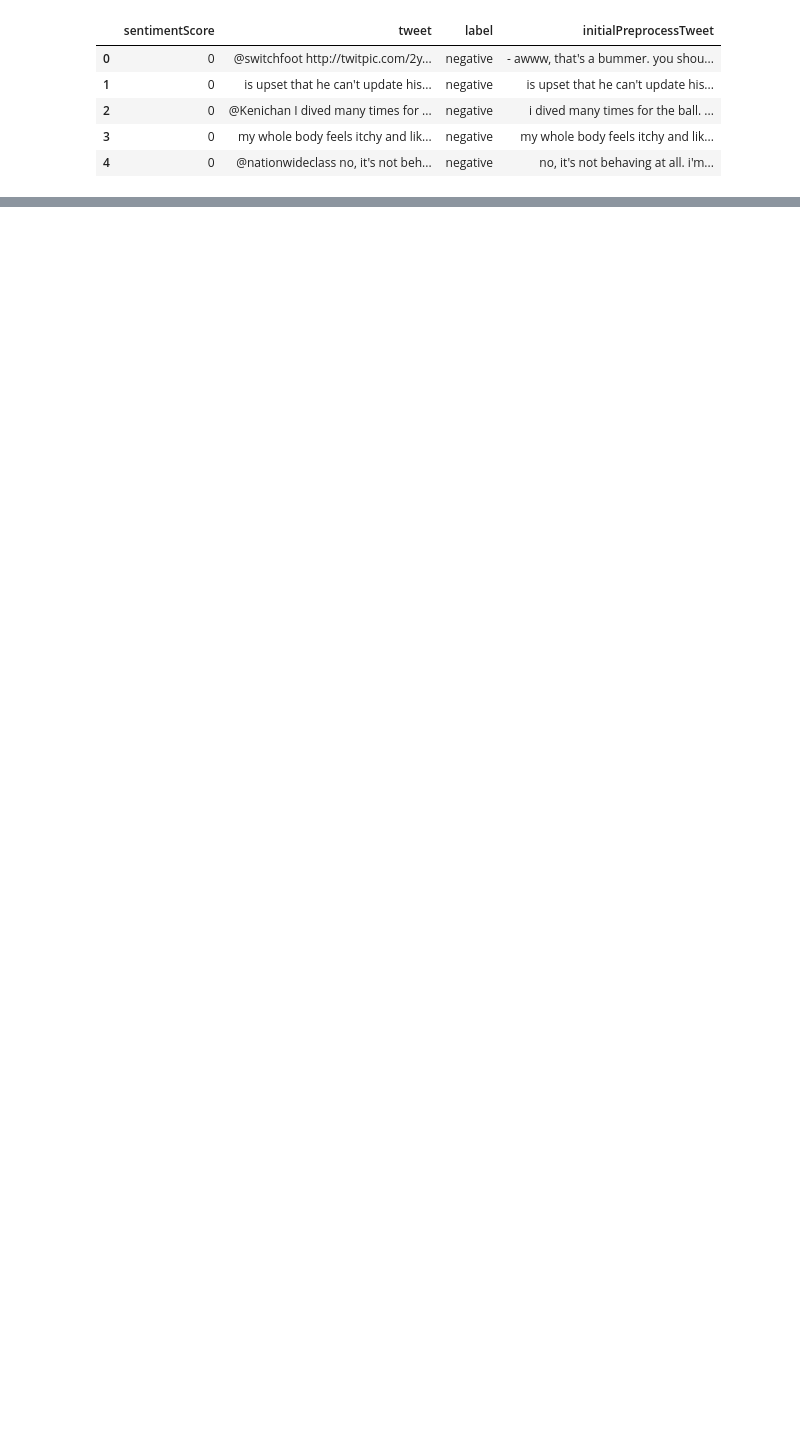
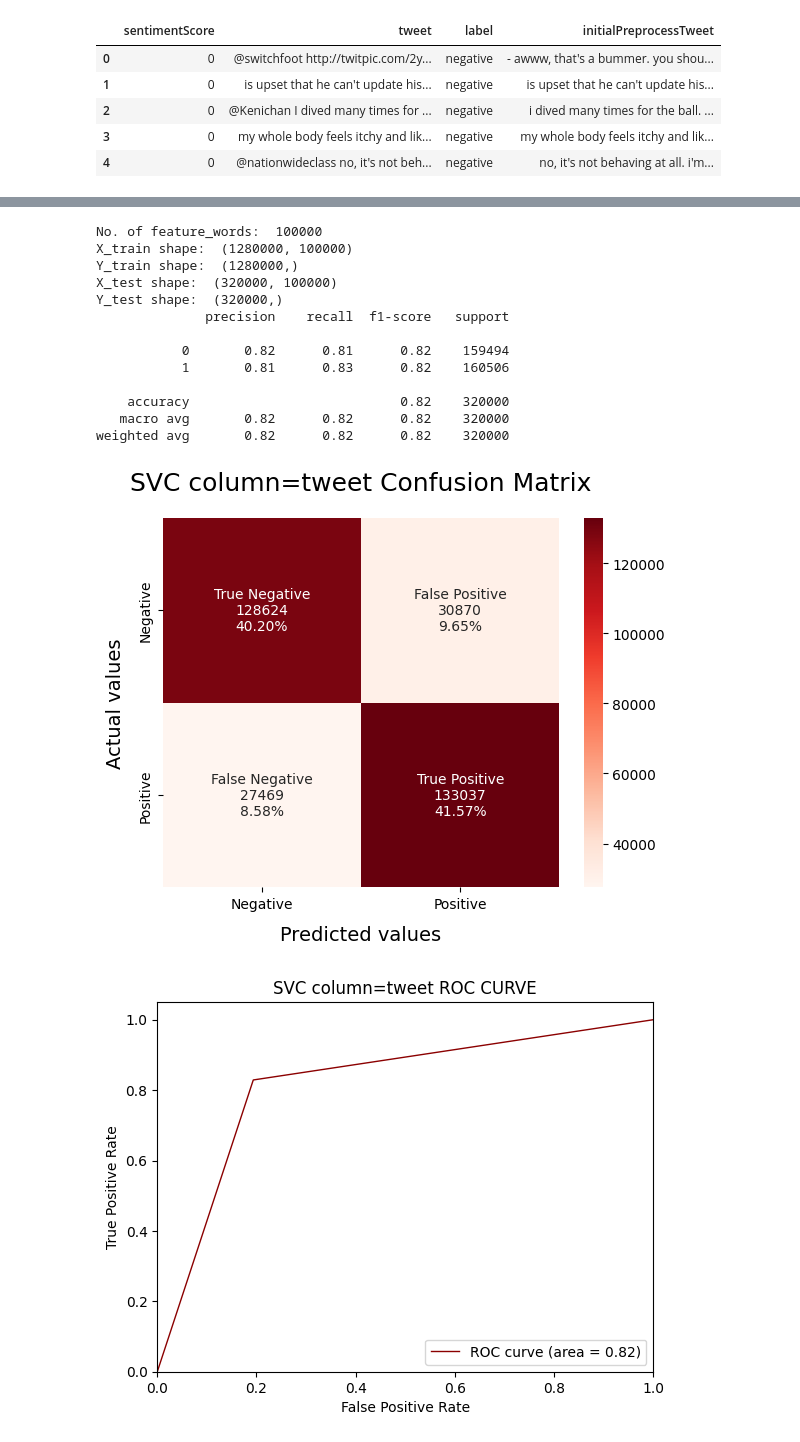
Before and after one commit to ORJackson/Sentiment-Analysis_UK-Anti-Asian-Sentiment-Covid-19, a Jupyter notebook: sentimentAnalysisSVMPreprocessingExperimentation.ipynb, the cells around one changed output, grey strips where cells are left out. Drawn from its saved outputs; the diff is of its cells as text; code cells hidden in the pictures; blank space fills up the shorter version.

Commit message:
experimenting with svm params

```diff
--- a/sentimentAnalysisSVMPreprocessingExperimentation.ipynb
+++ b/sentimentAnalysisSVMPreprocessingExperimentation.ipynb
@@ -232,3 +233,5 @@ sentiment140Df.head()
 | 4 | 0 | @nationwideclass no, it's not beh... | negative | no, it's not behaving at all. i'm... | no its not behaving at all im mad... | no its not behaving at all im mad... | behaving im mad cant see | ... |
 # %%
 sentiment140Df.to_csv("sentiment140PreprocessingExperiment.csv", index=False)
+# %%
+preprocessedSentiment140Df = pd.read_csv("sentiment140PreprocessingExperiment.csv")
@@ -234,0 +301,18 @@ sentiment140Df.to_csv("sentiment140PreprocessingExperiment.csv", index=False)
+# %%
+trainAndTestSVC(columnString="tweet", testSize=0.2, randomState=42, vectoriser=TfidfVectorizer(ngram_range=(1,2), max_features=100000), modelName="SVC column=tweet")
+# %% [output]
+No. of feature_words:  100000
+X_train shape:  (1280000, 100000)
+Y_train shape:  (1280000,)
+X_test shape:  (320000, 100000)
+Y_test shape:  (320000,)
+              precision    recall  f1-score   support
+
+           0       0.82      0.81      0.82    159494
+           1       0.81      0.83      0.82    160506
+
+    accuracy                           0.82    320000
+   macro avg       0.82      0.82      0.82    320000
+weighted avg       0.82      0.82      0.82    320000
+[figure, added]
+[figure, added]
```
Also changed, not shown: parts of 24 cells of this notebook.
